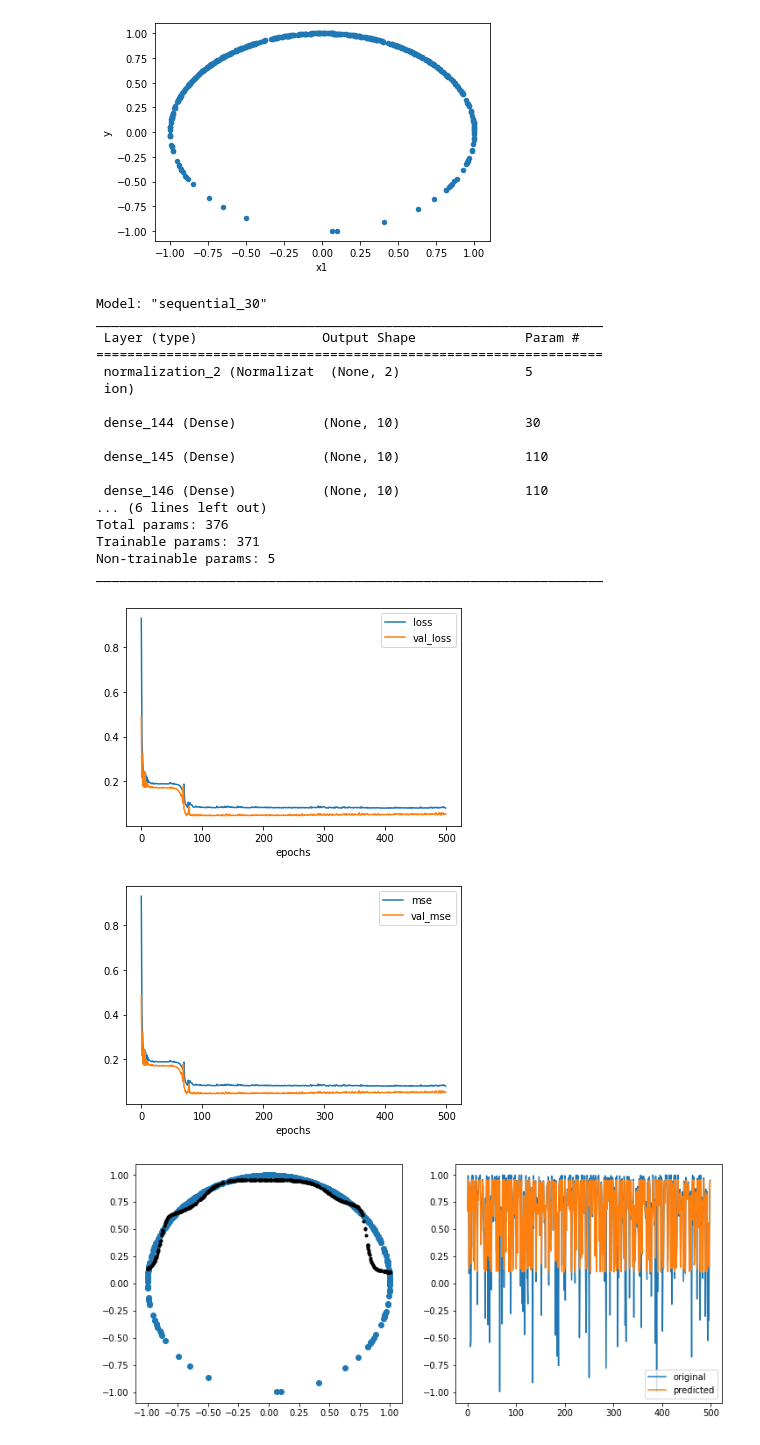
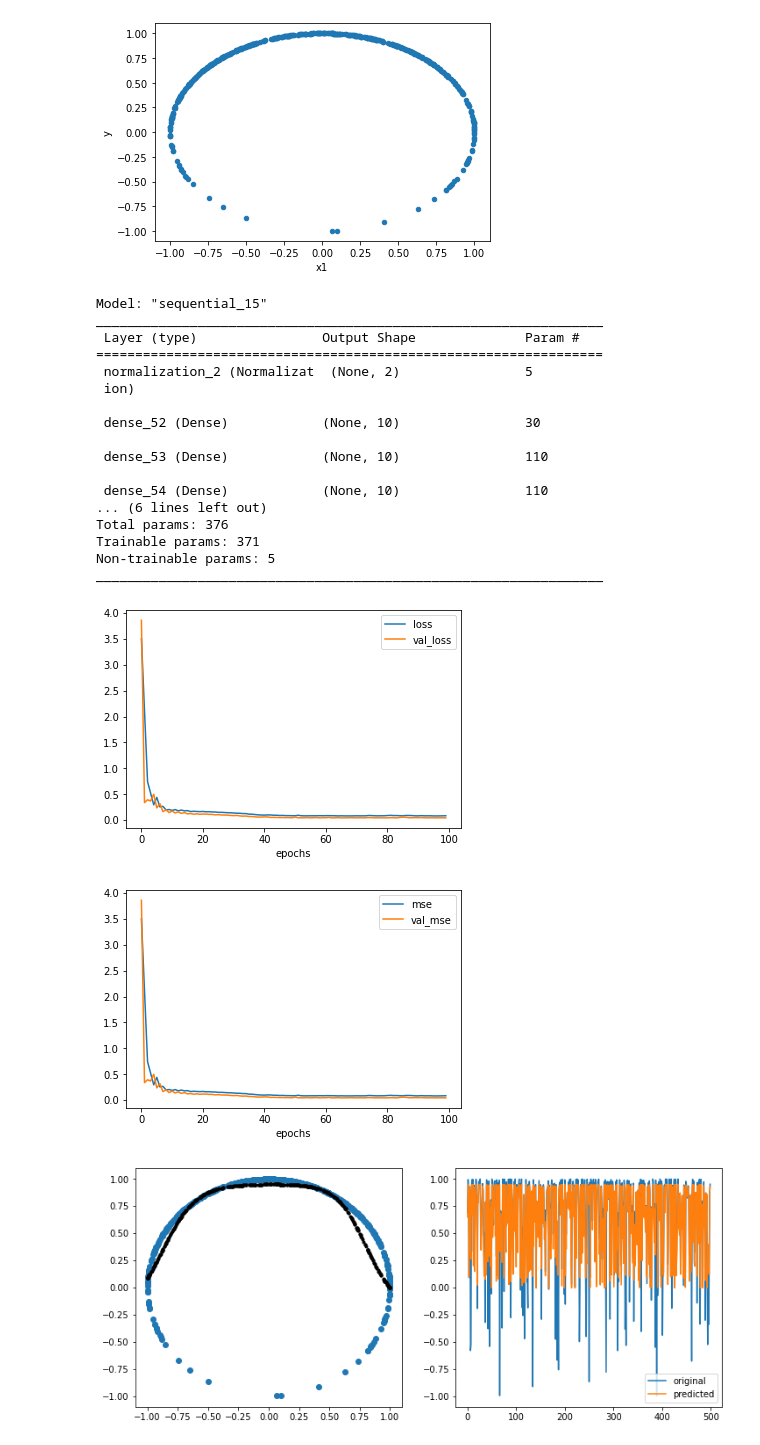
Before and after one commit to NishantBaheti/DeepLearningGuideBook, a Jupyter notebook: notebooks/regression_understanding.ipynb, the cells around one changed output. Saved outputs shown, nothing was run; the diff lists cells and outputs as text; code cells hidden in the pictures.

```diff
--- a/notebooks/regression_understanding.ipynb
+++ b/notebooks/regression_understanding.ipynb
@@ -613,10 +613,10 @@ normalizer.adapt(df[['x0','x1']].values) # adapt is like fit
 # %%
 model = tf.keras.Sequential([
     normalizer,
-    tf.keras.layers.Dense(units=10, activation='sigmoid'),
-    tf.keras.layers.Dense(units=10, activation='sigmoid'),
+    tf.keras.layers.Dense(units=10),
     tf.keras.layers.Dense(units=10, activation='tanh'),
     tf.keras.layers.Dense(units=10, activation='tanh'),
+    tf.keras.layers.Dense(units=10),
     tf.keras.layers.Dense(units=1)
 ])
 
@@ -631,38 +631,38 @@ model.compile(
 history = model.fit(
     df[['x0','x1']],
     df.y,
-    epochs=500,
+    epochs=100,
     batch_size=200,
     verbose=0,
     validation_split = 0.2
 )
 
 history_metrics = pd.DataFrame(history.history)
 history_metrics['epochs'] = history.epoch
 history_metrics.plot(x='epochs',y=['loss','val_loss'])
 history_metrics.plot(x='epochs',y=['mse','val_mse'])
 
 y_hat = model.predict(df[['x0','x1']].values)
 
 plot_regression(df.x1,df.y,y_hat)
 # %% [output]
-Model: "sequential_30"
+Model: "sequential_15"
 _________________________________________________________________
  Layer (type)                Output Shape              Param #
 =================================================================
  normalization_2 (Normalizat  (None, 2)                5
  ion)
 
- dense_144 (Dense)           (None, 10)                30
+ dense_52 (Dense)            (None, 10)                30
 
- dense_145 (Dense)           (None, 10)                110
+ dense_53 (Dense)            (None, 10)                110
 
- dense_146 (Dense)           (None, 10)                110
+ dense_54 (Dense)            (None, 10)                110
 ... (6 lines left out)
 Total params: 376
 Trainable params: 371
 Non-trainable params: 5
 _________________________________________________________________
-[figure, old version]
+[figure, new version]
-[figure, old version]
+[figure, new version]
-[figure, old version]
+[figure, new version]
```
Also changed, not shown: parts of 6 cells of this notebook, 2 other files.
